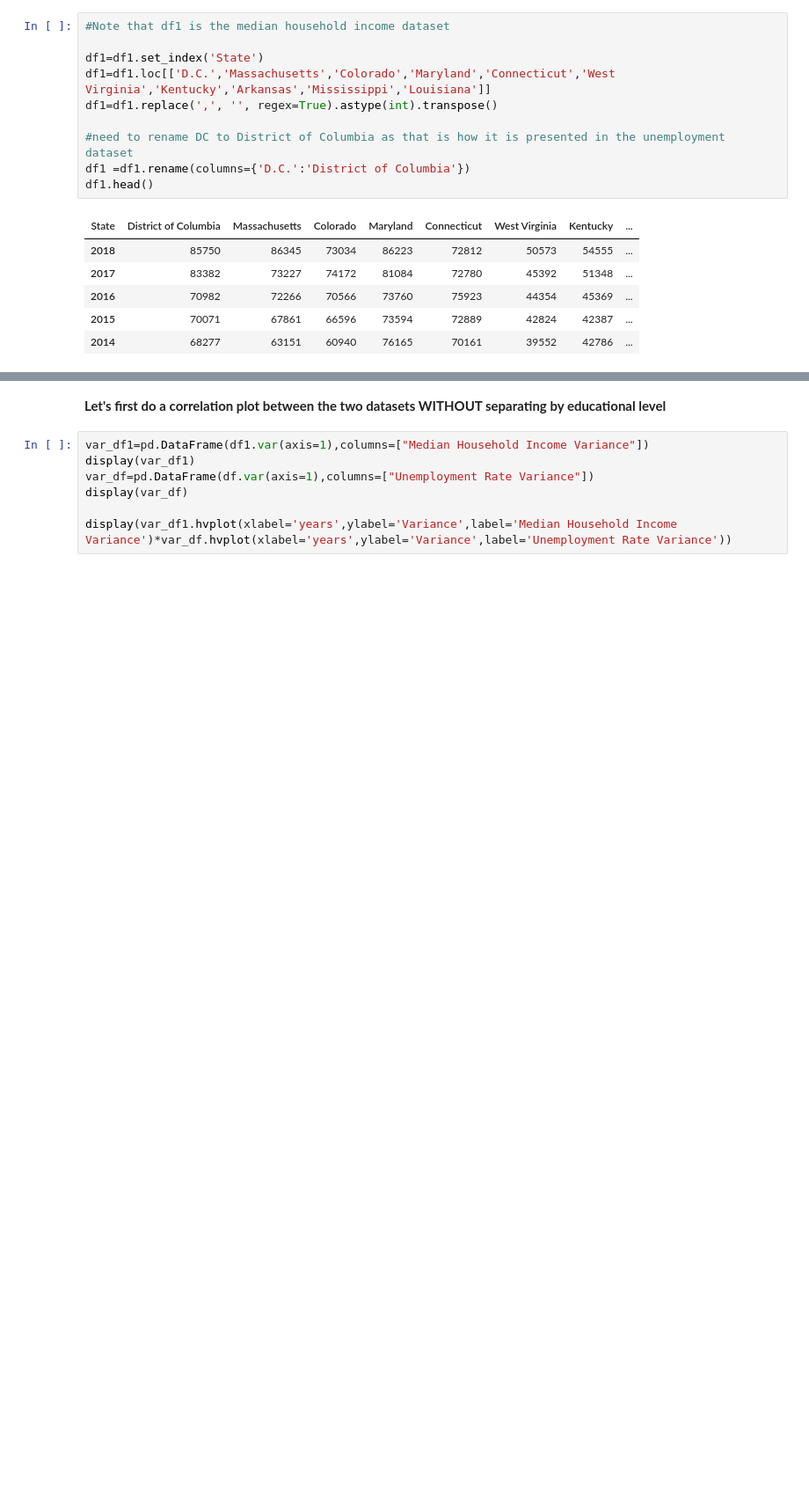
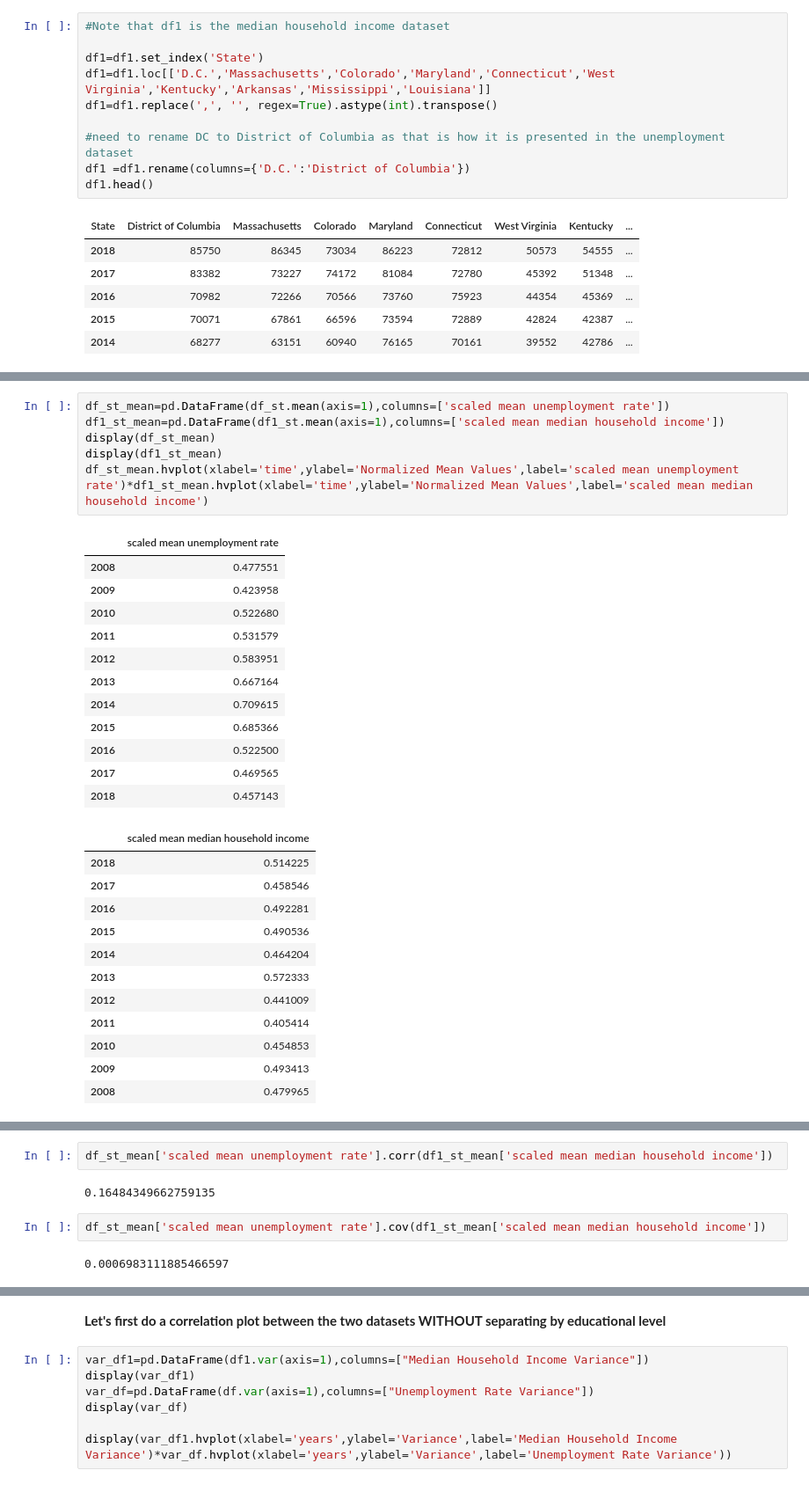
Before and after one commit to Bahaamour/Analysis, a Jupyter notebook: Vishal/housing prices project.ipynb, the cells around one changed output, grey strips where cells are left out. Shown at 88% size. Drawn from its saved outputs; the diff is of its cells as text; blank space fills up the shorter version.

```diff
--- a/Vishal/housing prices project.ipynb
+++ b/Vishal/housing prices project.ipynb
@@ -693,0 +733,31 @@ df1.head()
+# %%
+df_st_mean=pd.DataFrame(df_st.mean(axis=1),columns=['scaled mean unemployment rate'])
+df1_st_mean=pd.DataFrame(df1_st.mean(axis=1),columns=['scaled mean median household income'])
+display(df_st_mean)
+display(df1_st_mean)
+df_st_mean.hvplot(xlabel='time',ylabel='Normalized Mean Values',label='scaled mean unemployment rate')*df1_st_mean.hvplot(xlabel='time',ylabel='Normalized Mean Values',label='scaled mean median household income')
+# %% [output]
+|  | scaled mean unemployment rate |
+| 2008 | 0.477551 |
+| 2009 | 0.423958 |
+| 2010 | 0.522680 |
+| 2011 | 0.531579 |
+| 2012 | 0.583951 |
+| 2013 | 0.667164 |
+| 2014 | 0.709615 |
+| 2015 | 0.685366 |
+| 2016 | 0.522500 |
+| 2017 | 0.469565 |
+| 2018 | 0.457143 |
+|  | scaled mean median household income |
+| 2018 | 0.514225 |
+| 2017 | 0.458546 |
+| 2016 | 0.492281 |
+| 2015 | 0.490536 |
+| 2014 | 0.464204 |
+| 2013 | 0.572333 |
+| 2012 | 0.441009 |
+| 2011 | 0.405414 |
+| 2010 | 0.454853 |
+| 2009 | 0.493413 |
+| 2008 | 0.479965 |
@@ -693,0 +765,8 @@ df1.head()
+# %%
+df_st_mean['scaled mean unemployment rate'].corr(df1_st_mean['scaled mean median household income'])
+# %% [output]
+0.16484349662759135
+# %%
+df_st_mean['scaled mean unemployment rate'].cov(df1_st_mean['scaled mean median household income'])
+# %% [output]
+0.0006983111885466597
```
Also changed, not shown: parts of 4 cells of this notebook.
